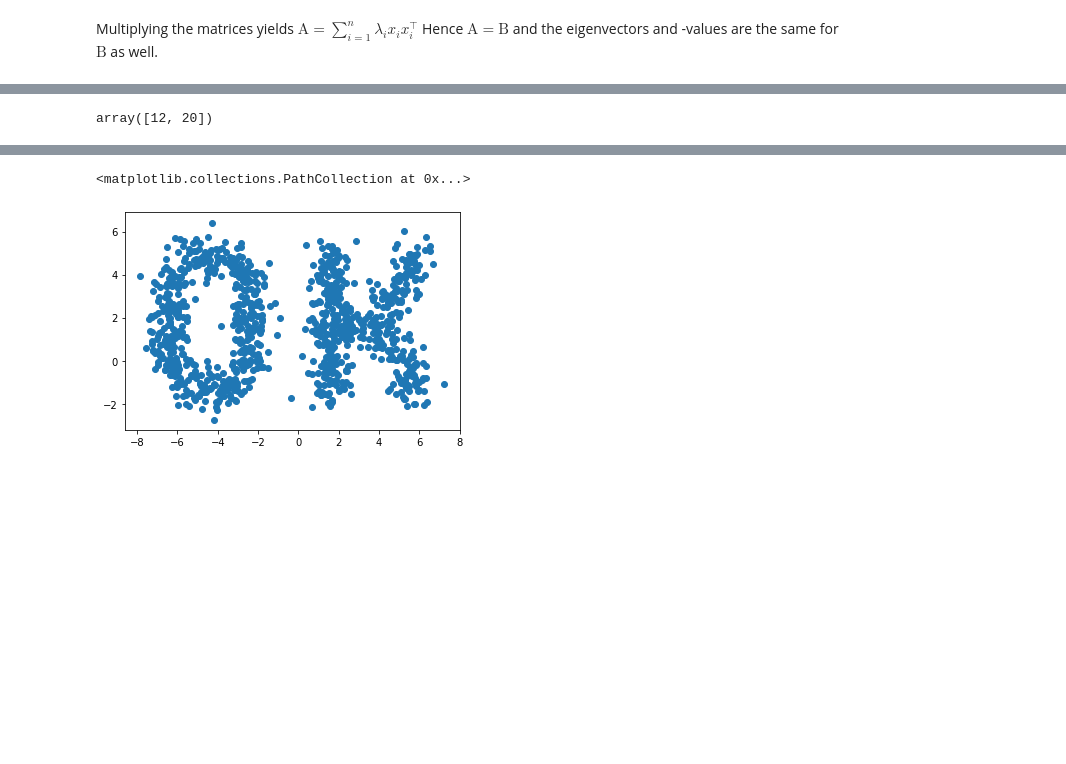
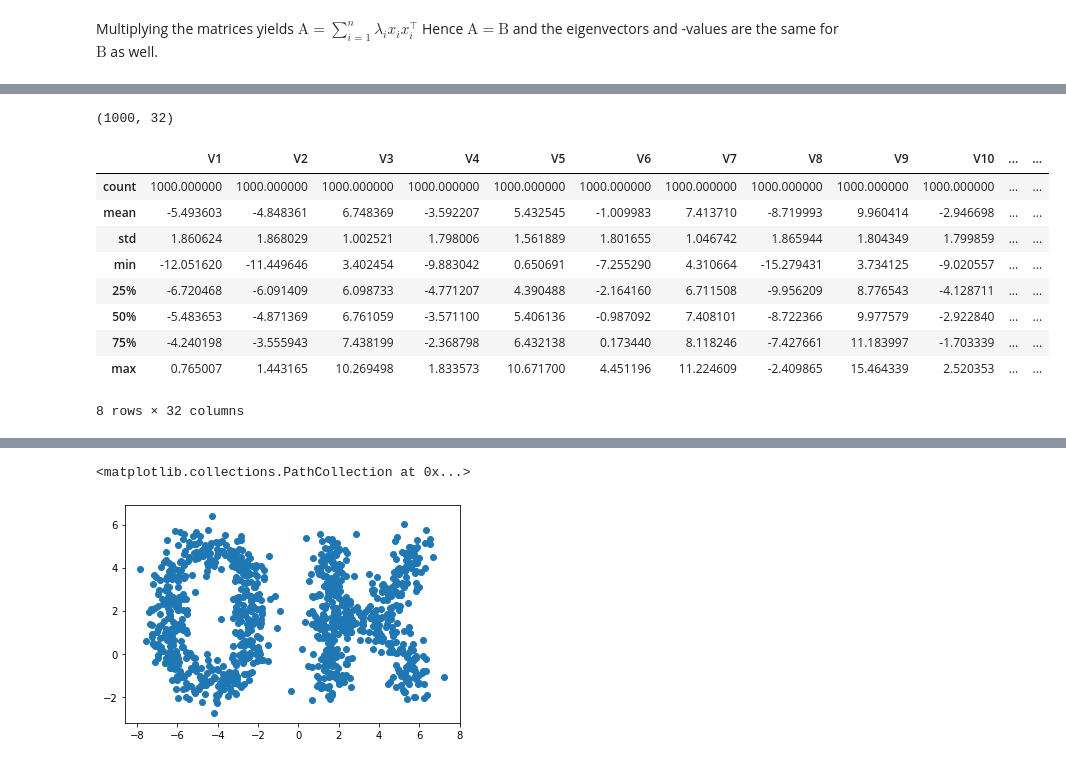
Before and after one commit to MatiasJJ/ATML, a Jupyter notebook: Exercises/Ex0/Ex0_MJ.ipynb, the cells around one changed output, grey strips where cells are left out. Drawn from its saved outputs; the diff is of its cells as text; code cells hidden in the pictures; blank space fills up the shorter version.

```diff
--- a/Exercises/Ex0/Ex0_MJ.ipynb
+++ b/Exercises/Ex0/Ex0_MJ.ipynb
@@ -197,5 +298,20 @@ x_data.sample(4)
 4 rows × 32 columns
+# %%
+x_data.shape
+# %% [output]
+(1000, 32)
+# %%
+x_data.describe()
+# %% [output]
+|  | V1 | V2 | V3 | V4 | V5 | V6 | V7 | V8 | V9 | V10 | ... | ... |
+| count | 1000.000000 | 1000.000000 | 1000.000000 | 1000.000000 | 1000.000000 | 1000.000000 | 1000.000000 | 1000.000000 | 1000.000000 | 1000.000000 | ... | ... |
+| mean | -5.493603 | -4.848361 | 6.748369 | -3.592207 | 5.432545 | -1.009983 | 7.413710 | -8.719993 | 9.960414 | -2.946698 | ... | ... |
+| std | 1.860624 | 1.868029 | 1.002521 | 1.798006 | 1.561889 | 1.801655 | 1.046742 | 1.865944 | 1.804349 | 1.799859 | ... | ... |
+| min | -12.051620 | -11.449646 | 3.402454 | -9.883042 | 0.650691 | -7.255290 | 4.310664 | -15.279431 | 3.734125 | -9.020557 | ... | ... |
+| 25% | -6.720468 | -6.091409 | 6.098733 | -4.771207 | 4.390488 | -2.164160 | 6.711508 | -9.956209 | 8.776543 | -4.128711 | ... | ... |
+| 50% | -5.483653 | -4.871369 | 6.761059 | -3.571100 | 5.406136 | -0.987092 | 7.408101 | -8.722366 | 9.977579 | -2.922840 | ... | ... |
+| 75% | -4.240198 | -3.555943 | 7.438199 | -2.368798 | 6.432138 | 0.173440 | 8.118246 | -7.427661 | 11.183997 | -1.703339 | ... | ... |
+| max | 0.765007 | 1.443165 | 10.269498 | 1.833573 | 10.671700 | 4.451196 | 11.224609 | -2.409865 | 15.464339 | 2.520353 | ... | ... |
+8 rows × 32 columns
 # %%
-np.where(x_data.describe().loc["std",:] > 2)[0]
+indices = np.where(x_data.describe().loc["std",:] > 2)[0]
-# %% [output]
-array([12, 20])
```
Also changed, not shown: parts of 42 cells of this notebook, 2 other files.
